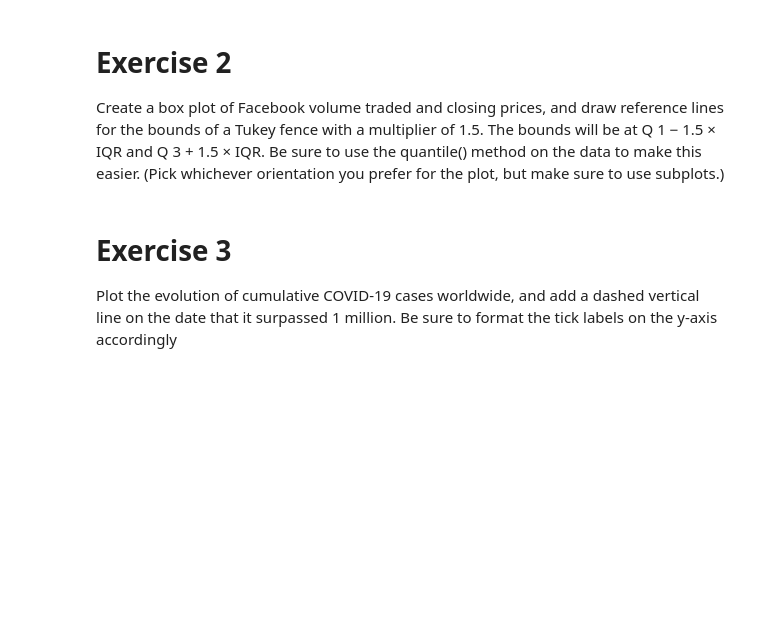
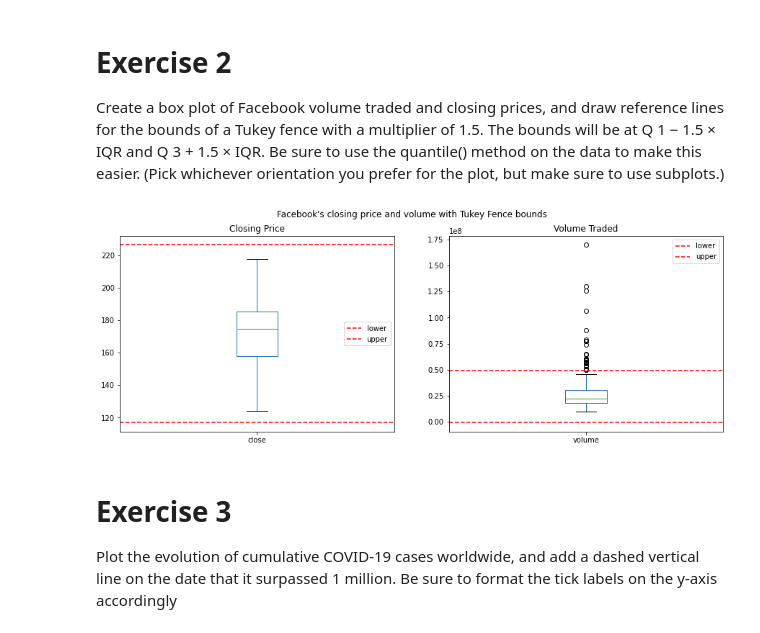
Before and after one commit to will-i-amv-books/Hands-On-Data-Analysis-with-Pandas-2nd-edition, a Jupyter notebook: ch_06/exercises.ipynb, the cells around one changed output. Drawn from its saved outputs; the diff is of its cells as text; code cells hidden in the pictures; blank space fills up the shorter version.

```diff
--- a/ch_06/exercises.ipynb
+++ b/ch_06/exercises.ipynb
@@ -57,6 +57,39 @@ lines for the bounds of a Tukey fence with a multiplier of 1.5. The bounds will
 at Q 1 − 1.5 × IQR and Q 3 + 1.5 × IQR. Be sure to use the quantile() method on
 the data to make this easier. (Pick whichever orientation you prefer for the plot, but
 make sure to use subplots.)
+# %%
+columns = ['close', 'volume']
+subset = fb[columns]
+
+quantiles = subset.quantile([0.25, 0.75])
+quantiles.loc['iqr',:] = quantiles.loc[0.75,:] - quantiles.loc[0.25,:]
+
+axes = subset.plot(
+    kind='box',
+    subplots=True,
+    figsize=(15, 5),
+    title=['Closing Price', 'Volume Traded']
+)
+
+plt.suptitle(
+    'Facebook\'s closing price and volume with Tukey Fence bounds',
+)
+
+for ax, col in zip(axes, columns):
+    stats = quantiles[col]
+    lowerValue = stats.loc[0.25] - 1.5 * stats['iqr']
+    upperValue = stats.loc[0.75] + 1.5 * stats['iqr']
+    zippedValues = zip([lowerValue, upperValue], ['lower', 'upper'])
+    for value, name in zippedValues:
+        ax.axhline(
+            value,
+            color='red',
+            linestyle='dashed',
+            label=name
+        )
+        ax.legend()
+# %% [output]
+[figure, added]
 # %% [markdown]
 # Exercise 3
 
```
